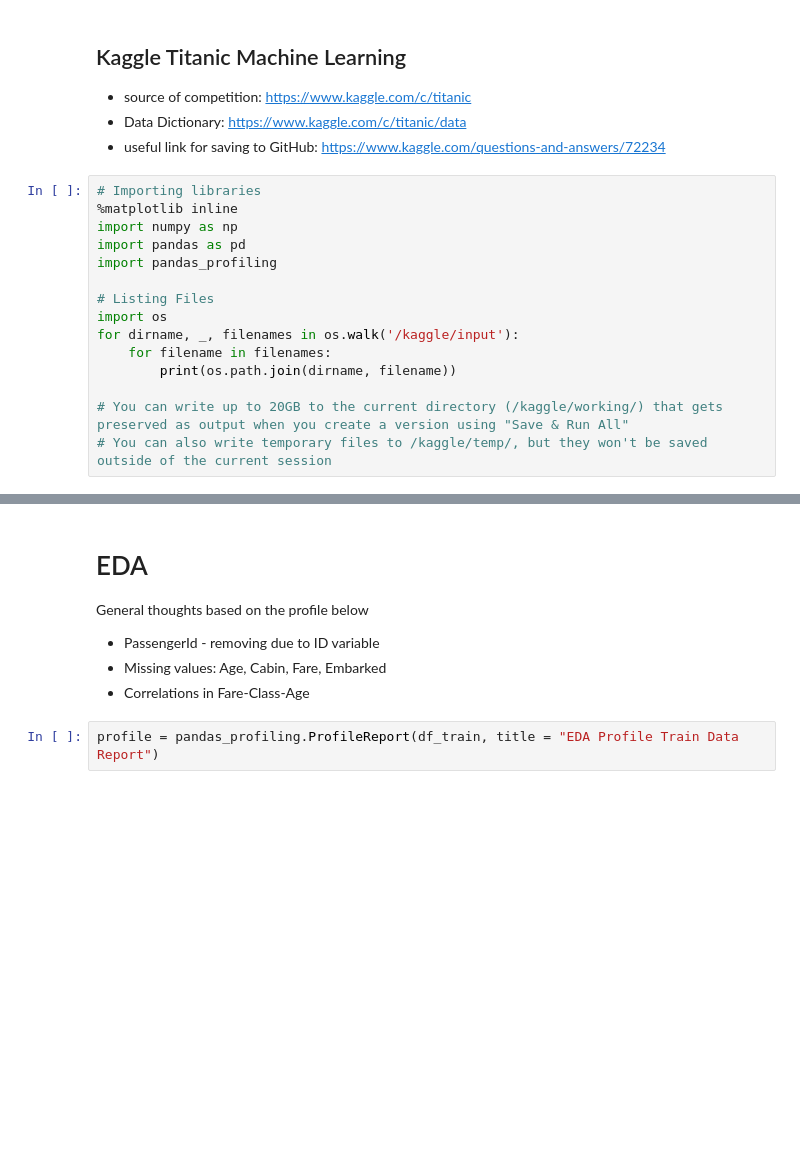
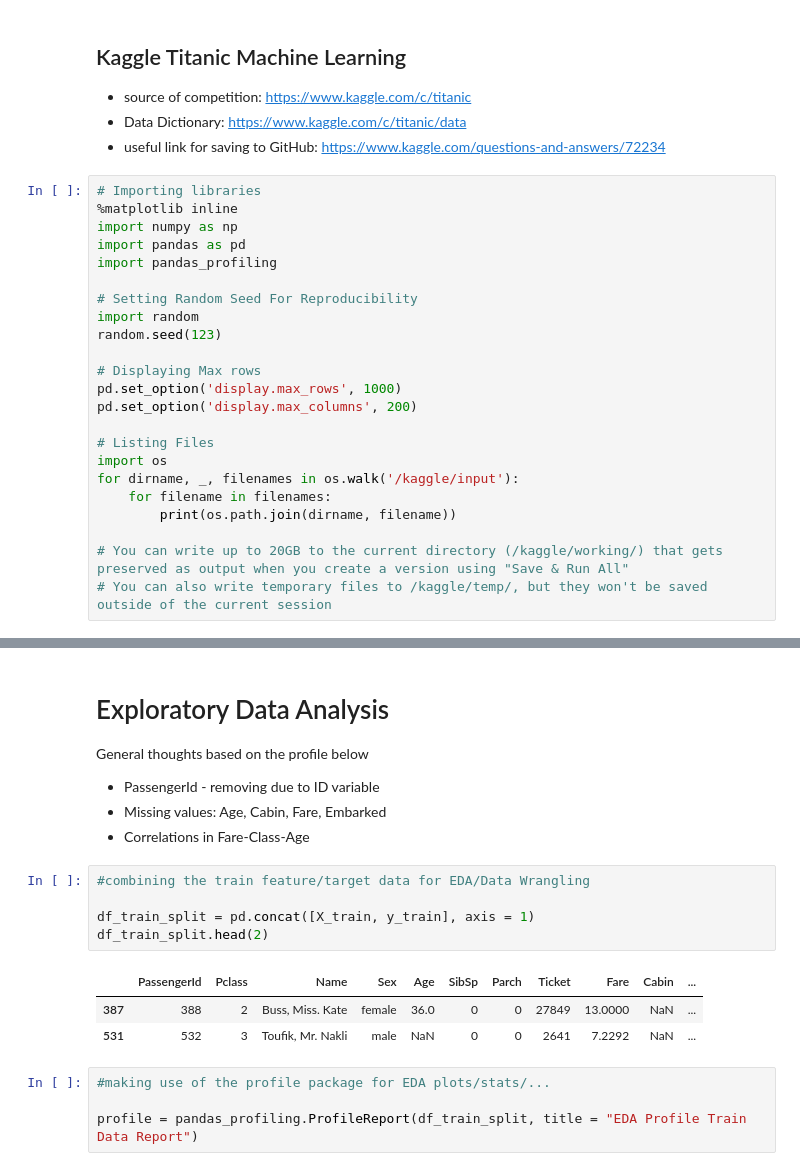
Before and after one commit to radleap/Machine-Learning-Kaggle-Titanic, a Jupyter notebook: titanic-test-20201122.ipynb, the cells around one changed output, grey strips where cells are left out. Cells and saved outputs as stored; diff of their text form; blank space fills up the shorter version.

```diff
--- a/titanic-test-20201122.ipynb
+++ b/titanic-test-20201122.ipynb
@@ -9,6 +9,14 @@
 import numpy as np
 import pandas as pd
 import pandas_profiling
+
+# Setting Random Seed For Reproducibility
+import random
+random.seed(123)
+
+# Displaying Max rows
+pd.set_option('display.max_rows', 1000)
+pd.set_option('display.max_columns', 200)
 
 # Listing Files
 import os
@@ -30,11 +79,22 @@ df_train.Sex.value_counts()
 # %% [markdown]
-# EDA
+# Exploratory Data Analysis
 
 General thoughts based on the profile below
 - PassengerId - removing due to ID variable
 - Missing values: Age, Cabin, Fare, Embarked
 - Correlations in Fare-Class-Age
+# %%
+#combining the train feature/target data for EDA/Data Wrangling
+
+df_train_split = pd.concat([X_train, y_train], axis = 1)
+df_train_split.head(2)
+# %% [output]
+|  | PassengerId | Pclass | Name | Sex | Age | SibSp | Parch | Ticket | Fare | Cabin | ... |
+| 387 | 388 | 2 | Buss, Miss. Kate | female | 36.0 | 0 | 0 | 27849 | 13.0000 | NaN | ... |
+| 531 | 532 | 3 | Toufik, Mr. Nakli | male | NaN | 0 | 0 | 2641 | 7.2292 | NaN | ... |
 # %%
-profile = pandas_profiling.ProfileReport(df_train, title = "EDA Profile Train Data Report")
+#making use of the profile package for EDA plots/stats/...
+
+profile = pandas_profiling.ProfileReport(df_train_split, title = "EDA Profile Train Data Report")
 # %%
 profile.to_widgets()
```
Also changed, not shown: parts of 19 cells of this notebook, 1 other file.
